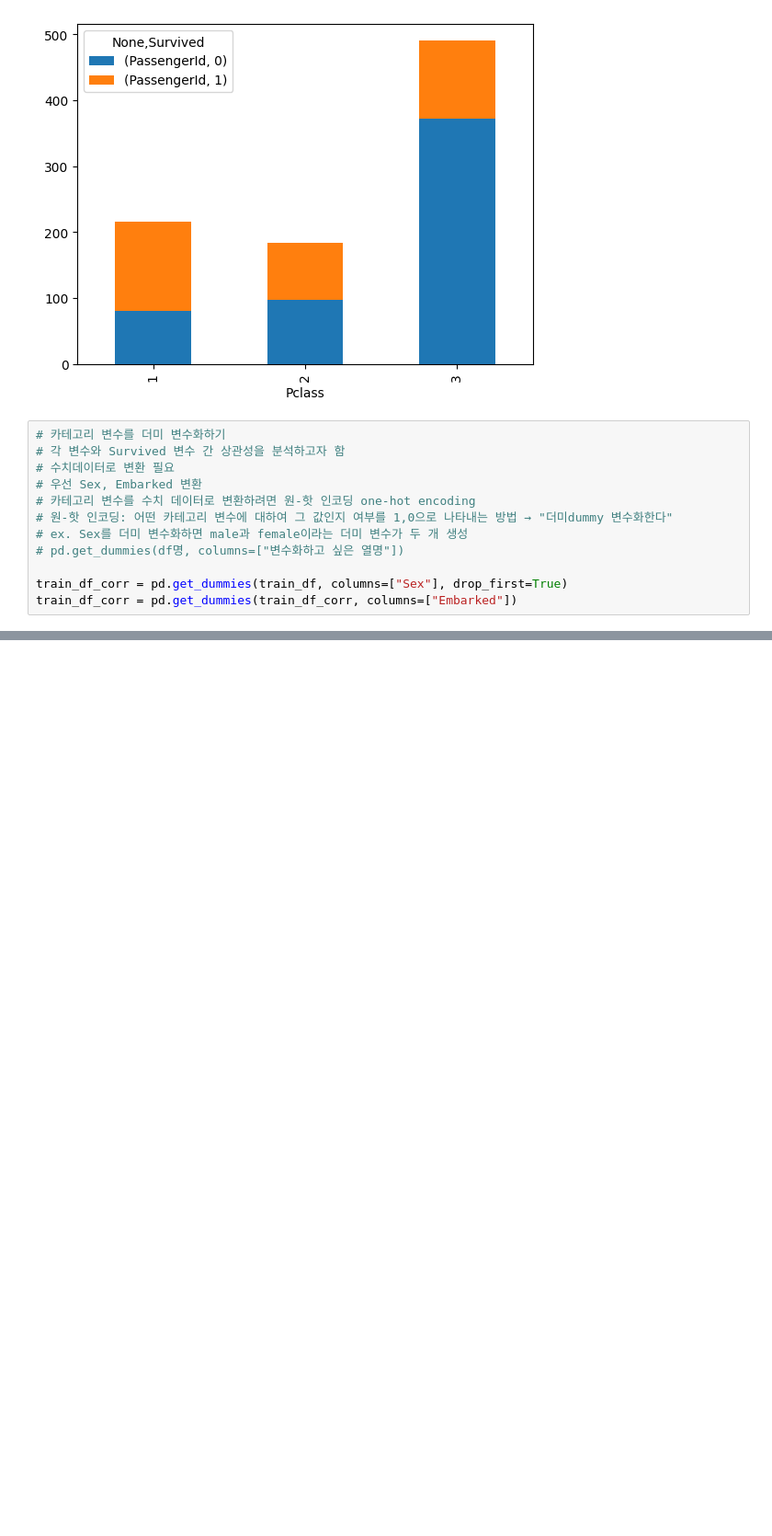
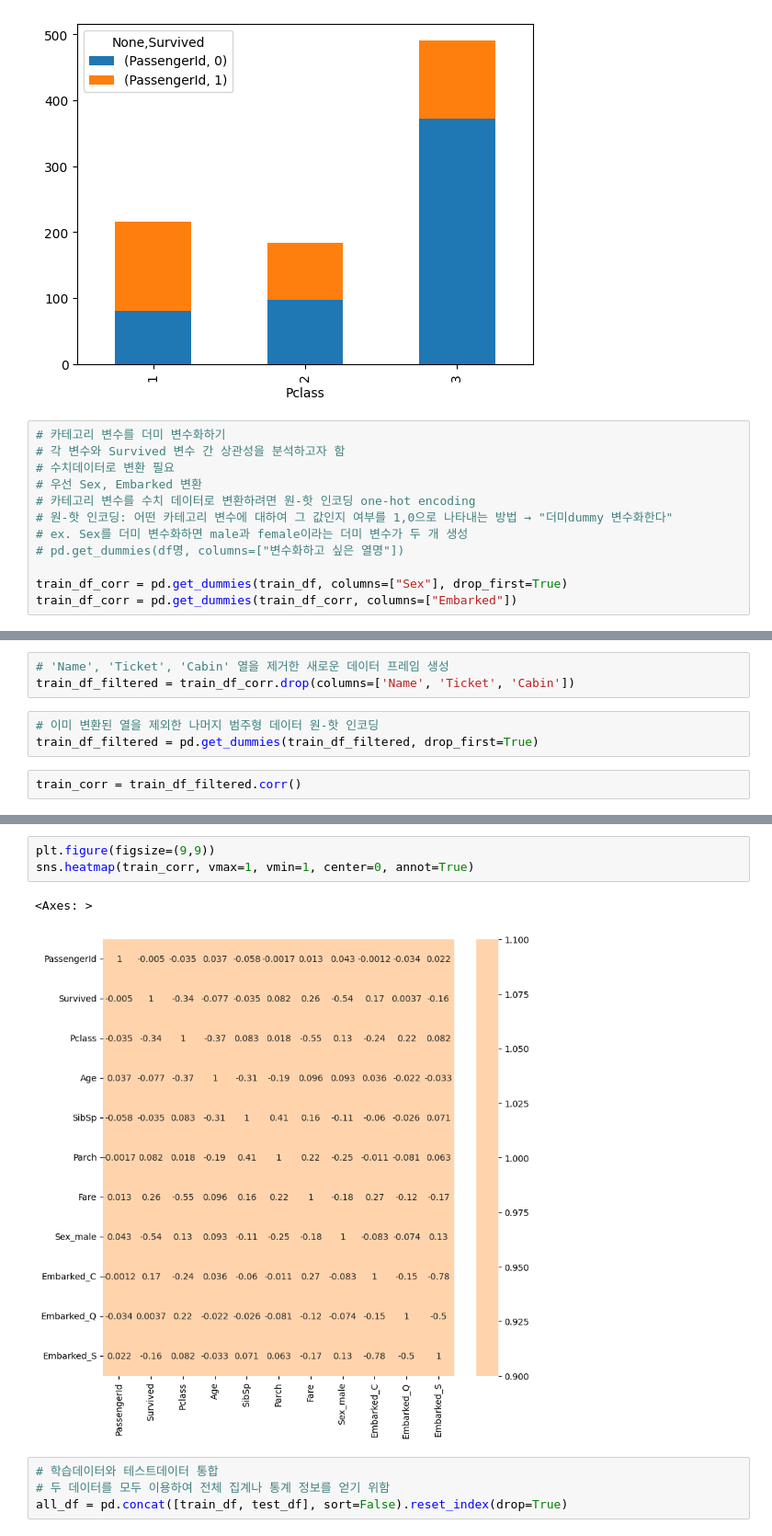
Before and after one commit to wontwopunch/colab, a Jupyter notebook: titanic.ipynb, the cells around one changed output, grey strips where cells are left out. Shown: that part at 92% size. Cells and saved outputs as stored; diff of their text form; blank space fills up the shorter version.

```diff
--- a/titanic.ipynb
+++ b/titanic.ipynb
@@ -237,0 +265,8 @@ train_df_corr.head()
+# %%
+# 'Name', 'Ticket', 'Cabin' 열을 제거한 새로운 데이터 프레임 생성
+train_df_filtered = train_df_corr.drop(columns=['Name', 'Ticket', 'Cabin'])
+# %%
+# 이미 변환된 열을 제외한 나머지 범주형 데이터 원-핫 인코딩
+train_df_filtered = pd.get_dummies(train_df_filtered, drop_first=True)
+# %%
+train_corr = train_df_filtered.corr()
@@ -237,0 +288,10 @@ train_df_corr.head()
+# %%
+plt.figure(figsize=(9,9))
+sns.heatmap(train_corr, vmax=1, vmin=1, center=0, annot=True)
+# %% [output]
+<Axes: >
+[figure, added]
+# %%
+# 학습데이터와 테스트데이터 통합
+# 두 데이터를 모두 이용하여 전체 집계나 통계 정보를 얻기 위함
+all_df = pd.concat([train_df, test_df], sort=False).reset_index(drop=True)
```
Also changed, not shown: parts of 36 cells of this notebook.
